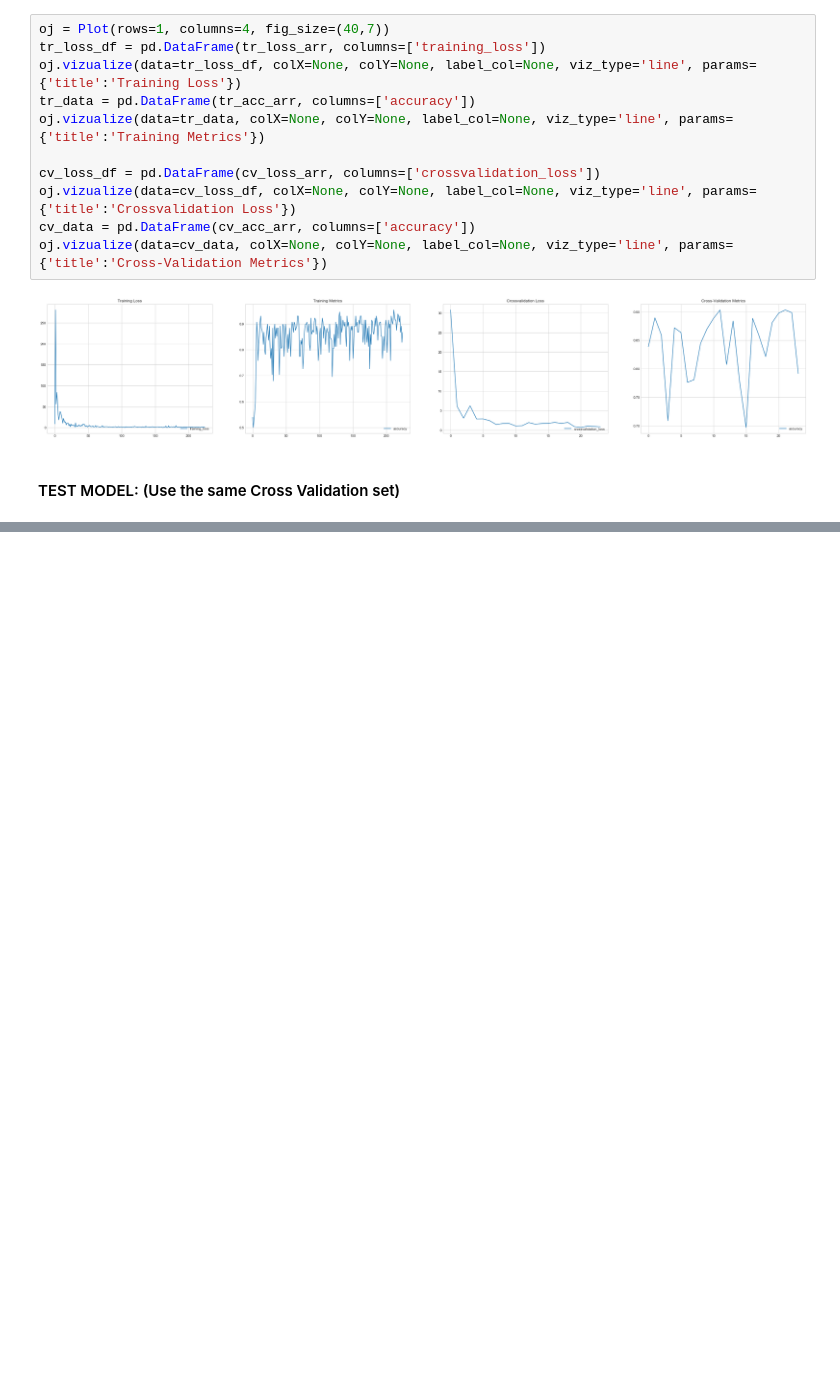
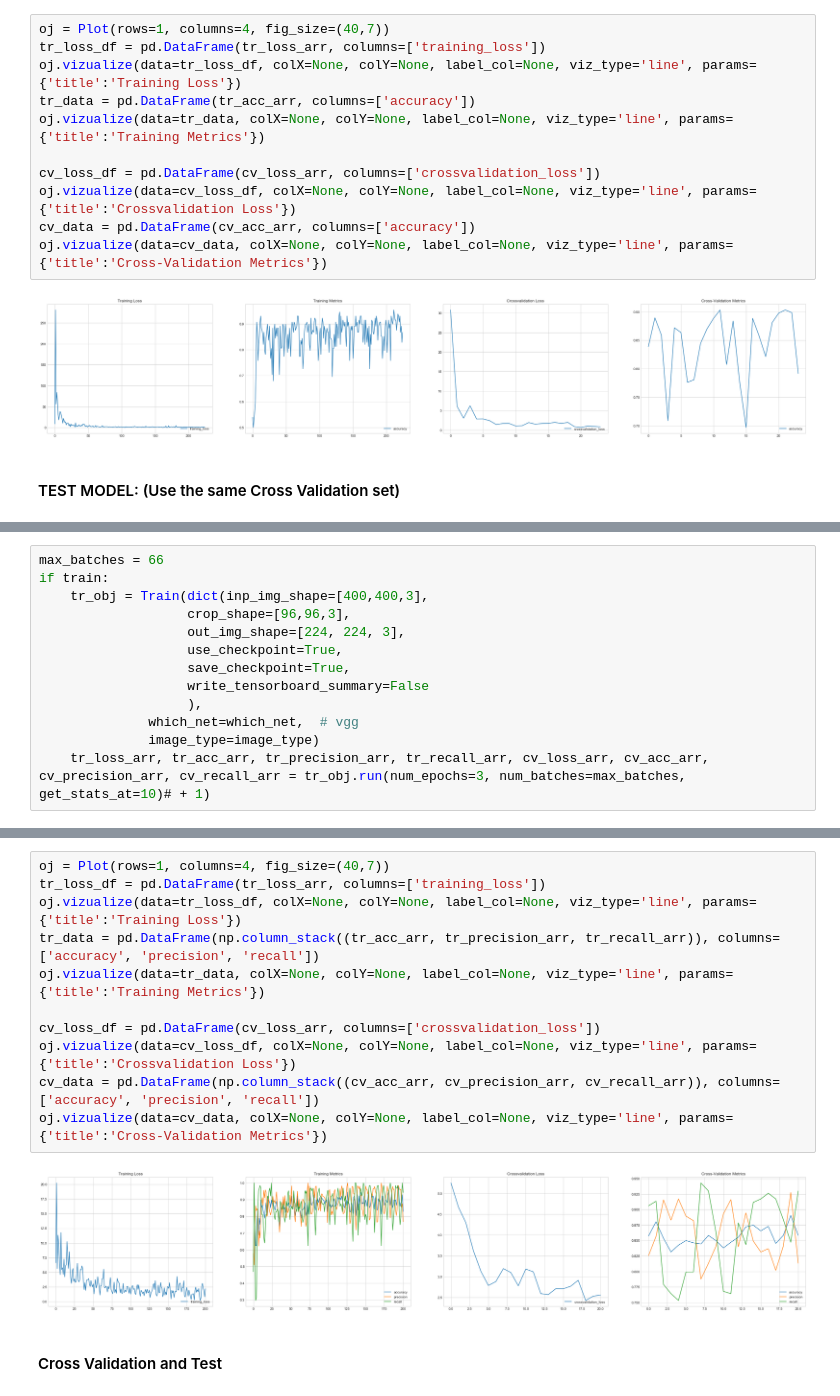
Before and after one commit to Sardhendu/PropertyClassification, a Jupyter notebook: Model_eval.ipynb, the cells around one changed output, grey strips where cells are left out. Saved outputs shown, nothing was run; the diff lists cells and outputs as text; blank space fills up the shorter version.

```diff
--- a/Model_eval.ipynb
+++ b/Model_eval.ipynb
@@ -138,0 +162,13 @@ oj.vizualize(data=ts_data, colX=None, colY=None, label_col=None, viz_type='line'
+# %%
+max_batches = 66
+if train:
+    tr_obj = Train(dict(inp_img_shape=[400,400,3],
+                   crop_shape=[96,96,3],
+                   out_img_shape=[224, 224, 3],
+                   use_checkpoint=True,
+                   save_checkpoint=True,
+                   write_tensorboard_summary=False
+                   ),
+              which_net=which_net,  # vgg
+              image_type=image_type)
+    tr_loss_arr, tr_acc_arr, tr_precision_arr, tr_recall_arr, cv_loss_arr, cv_acc_arr, cv_precision_arr, cv_recall_arr = tr_obj.run(num_epochs=3, num_batches=max_batches, get_stats_at=10)# + 1)
@@ -138,0 +184,15 @@ oj.vizualize(data=ts_data, colX=None, colY=None, label_col=None, viz_type='line'
+# %%
+oj = Plot(rows=1, columns=4, fig_size=(40,7))
+tr_loss_df = pd.DataFrame(tr_loss_arr, columns=['training_loss'])
+oj.vizualize(data=tr_loss_df, colX=None, colY=None, label_col=None, viz_type='line', params={'title':'Training Loss'})
+tr_data = pd.DataFrame(np.column_stack((tr_acc_arr, tr_precision_arr, tr_recall_arr)), columns=['accuracy', 'precision', 'recall'])
+oj.vizualize(data=tr_data, colX=None, colY=None, label_col=None, viz_type='line', params={'title':'Training Metrics'})
+
+cv_loss_df = pd.DataFrame(cv_loss_arr, columns=['crossvalidation_loss'])
+oj.vizualize(data=cv_loss_df, colX=None, colY=None, label_col=None, viz_type='line', params={'title':'Crossvalidation Loss'})
+cv_data = pd.DataFrame(np.column_stack((cv_acc_arr, cv_precision_arr, cv_recall_arr)), columns=['accuracy', 'precision', 'recall'])
+oj.vizualize(data=cv_data, colX=None, colY=None, label_col=None, viz_type='line', params={'title':'Cross-Validation Metrics'})
+# %% [output]
+[figure, added]
+# %% [markdown]
+#### Cross Validation and Test
```
Also changed, not shown: parts of 18 cells of this notebook, 6 other files.
